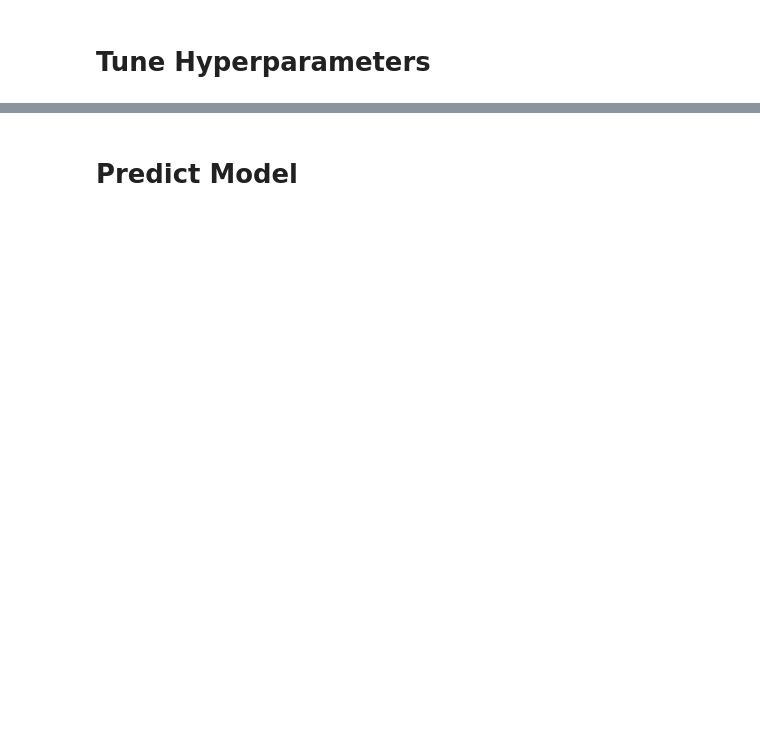
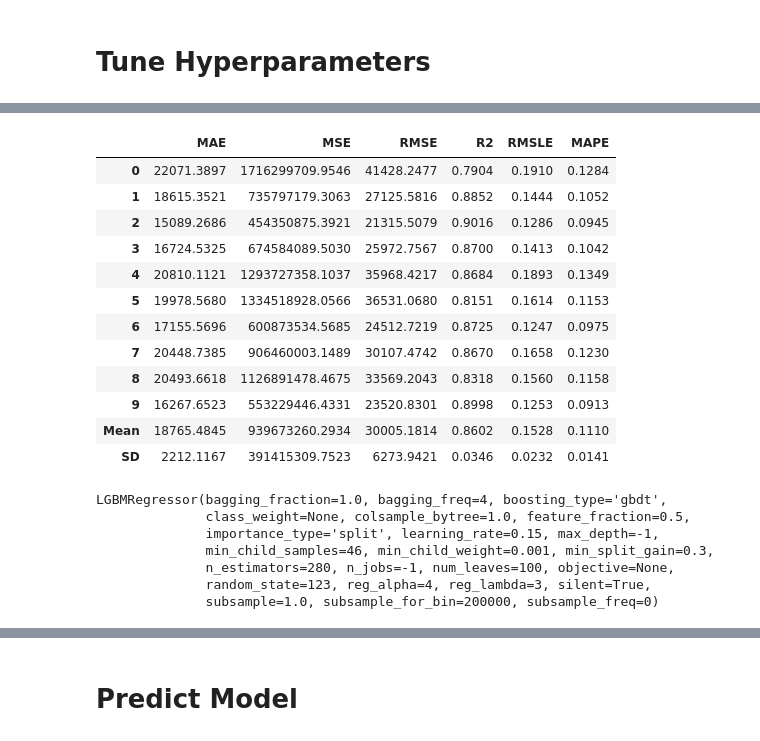
Before and after one commit to felipefiorini/HP_ART, a Jupyter notebook: notebooks/house-prices-auto-ml-pycaret.ipynb, the cells around one changed output, grey strips where cells are left out. Saved outputs shown, nothing was run; the diff lists cells and outputs as text; code cells hidden in the pictures; blank space fills up the shorter version.

```diff
--- a/notebooks/house-prices-auto-ml-pycaret.ipynb
+++ b/notebooks/house-prices-auto-ml-pycaret.ipynb
@@ -49,0 +129,24 @@ best
+# %%
+tuned_model_lgbm = tune_model(model_lgbm, n_iter=20, optimize = 'MAE')
+tuned_model_lgbm
+# %% [output]
+|  | MAE | MSE | RMSE | R2 | RMSLE | MAPE |
+| 0 | 22071.3897 | 1716299709.9546 | 41428.2477 | 0.7904 | 0.1910 | 0.1284 |
+| 1 | 18615.3521 | 735797179.3063 | 27125.5816 | 0.8852 | 0.1444 | 0.1052 |
+| 2 | 15089.2686 | 454350875.3921 | 21315.5079 | 0.9016 | 0.1286 | 0.0945 |
+| 3 | 16724.5325 | 674584089.5030 | 25972.7567 | 0.8700 | 0.1413 | 0.1042 |
+| 4 | 20810.1121 | 1293727358.1037 | 35968.4217 | 0.8684 | 0.1893 | 0.1349 |
+| 5 | 19978.5680 | 1334518928.0566 | 36531.0680 | 0.8151 | 0.1614 | 0.1153 |
+| 6 | 17155.5696 | 600873534.5685 | 24512.7219 | 0.8725 | 0.1247 | 0.0975 |
+| 7 | 20448.7385 | 906460003.1489 | 30107.4742 | 0.8670 | 0.1658 | 0.1230 |
+| 8 | 20493.6618 | 1126891478.4675 | 33569.2043 | 0.8318 | 0.1560 | 0.1158 |
+| 9 | 16267.6523 | 553229446.4331 | 23520.8301 | 0.8998 | 0.1253 | 0.0913 |
+| Mean | 18765.4845 | 939673260.2934 | 30005.1814 | 0.8602 | 0.1528 | 0.1110 |
+| SD | 2212.1167 | 391415309.7523 | 6273.9421 | 0.0346 | 0.0232 | 0.0141 |
+LGBMRegressor(bagging_fraction=1.0, bagging_freq=4, boosting_type='gbdt',
+              class_weight=None, colsample_bytree=1.0, feature_fraction=0.5,
+              importance_type='split', learning_rate=0.15, max_depth=-1,
+              min_child_samples=46, min_child_weight=0.001, min_split_gain=0.3,
+              n_estimators=280, n_jobs=-1, num_leaves=100, objective=None,
+              random_state=123, reg_alpha=4, reg_lambda=3, silent=True,
+              subsample=1.0, subsample_for_bin=200000, subsample_freq=0)
```
Also changed, not shown: parts of 14 cells of this notebook.
